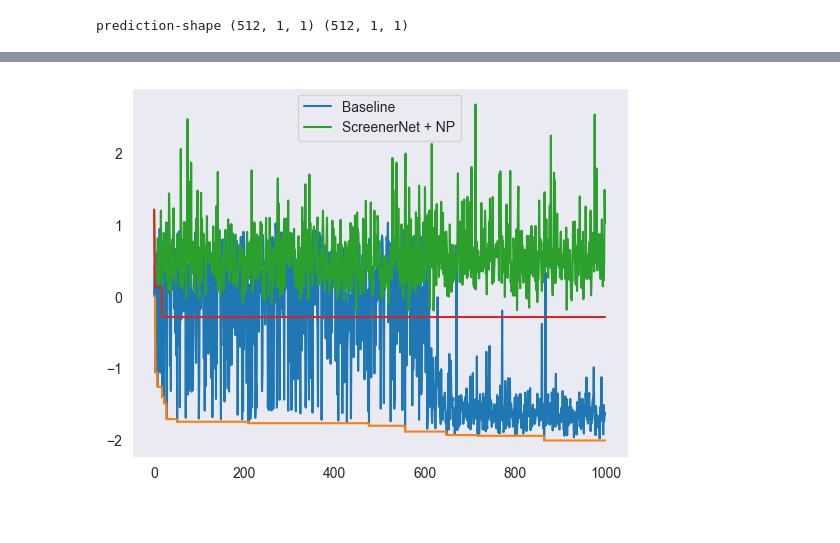
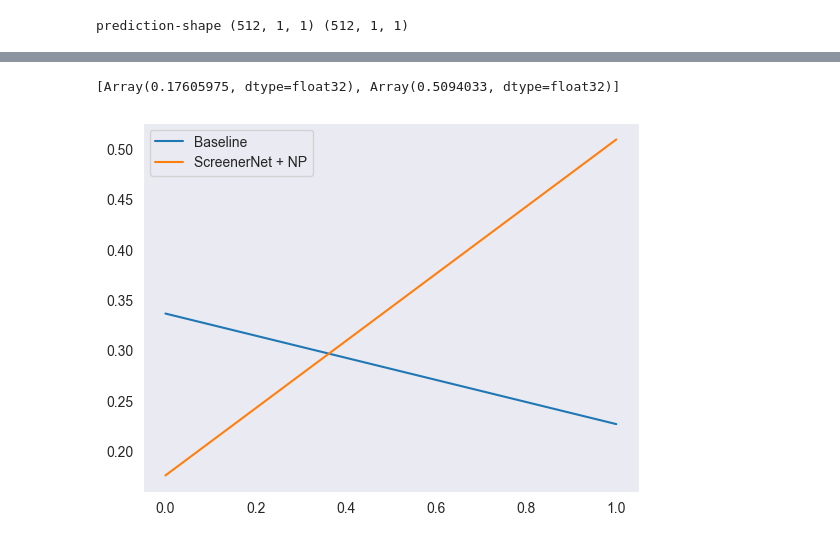
Before and after one commit to aszi09/CL_for_faster_Meta-learning, a Jupyter notebook: screenernet_notebook.ipynb, the cells around one changed output, grey strips where cells are left out. Saved outputs shown, nothing was run; the diff lists cells and outputs as text; code cells hidden in the pictures.

```diff
--- a/screenernet_notebook.ipynb
+++ b/screenernet_notebook.ipynb
@@ -31,12 +31,15 @@ from networks import MixtureNeuralProcess, MLP, MeanAggregator, SequenceAggregat
 batch_size=128
 context_size=64
 target_size=32
-num_epochs=100
+num_epochs=2
 kl_penalty=1e-4
 num_posterior_mc=1
 rng = jax.random.key(0)
 test_resolution=512
-dataset_size=128*100
+dataset_size=128*10
+FOURIER = 0
+POLYN = 1
+SLOPE = 2
 # %% [markdown]
 ### Dataset
 # %%
@@ -63,6 +66,25 @@ class MixtureDataset(Dataset):
         X, x_test = jnp.split(xs, indices_or_sections=(context_size, ), axis=1)
         y, y_test = jnp.split(ys, indices_or_sections=(context_size, ), axis=1)
         return X, x_test, y, y_test
+
+class SimpleDataset(Dataset):
+    def __init__(self, dataset, context_size, dataset_size):
+        self.context_size = context_size
+        self.dataset_size = dataset_size
+        self.context_xs, self.target_xs, self.context_ys, self.target_ys, self.distribs, self.noises = self._get_data(dataset)
+
+    def __len__(self):
+        return self.dataset_size
+
+    def __getitem__(self, idx):
+        return self.context_xs[idx], self.context_ys[idx], self.target_xs[idx], self.target_ys[idx], self.distribs[idx], self.noises[idx], idx
+
+    def _get_data(self, dataset):
+      xs_ys, distribs, noises = dataset
+      xs, ys = xs_ys
+      context_xs, target_xs = jnp.split(xs, indices_or_sections=(self.context_size, ), axis=1)
+      context_ys, target_ys = jnp.split(ys, indices_or_sections=(self.context_size, ), axis=1)
+      return context_xs, target_xs, context_ys, target_ys, distribs, noises
 # %% [markdown]
 ### Data Loader
 # %%
@@ -498,12 +603,14 @@ prediction-shape (512, 1, 1) (512, 1, 1)
 # %%
 plt.plot(baseline_losses, label='Baseline')
-plt.plot(jnp.ufunc(jnp.minimum, nin=2, nout=1).accumulate(jnp.asarray(baseline_losses)))
+#plt.plot(jnp.ufunc(jnp.minimum, nin=2, nout=1).accumulate(jnp.asarray(baseline_losses)))
 plt.plot(np_sn_losses, label='ScreenerNet + NP')
-plt.plot(jnp.ufunc(jnp.minimum, nin=2, nout=1).accumulate(jnp.asarray(np_sn_losses)))
+#plt.plot(jnp.ufunc(jnp.minimum, nin=2, nout=1).accumulate(jnp.asarray(np_sn_losses)))
 plt.legend()
 plt.grid()
+print(np_sn_losses)
 # %% [output]
+[Array(0.17605975, dtype=float32), Array(0.5094033, dtype=float32)]
-[figure, old version]
+[figure, new version]
 # %%
 plt.plot(jnp.ufunc(jnp.minimum, nin=2, nout=1).accumulate(jnp.asarray(screenernet_losses)))
 plt.plot(screenernet_losses, color='red', label='screenernet')
```
Also changed, not shown: parts of 6 cells of this notebook, 2 other files.
